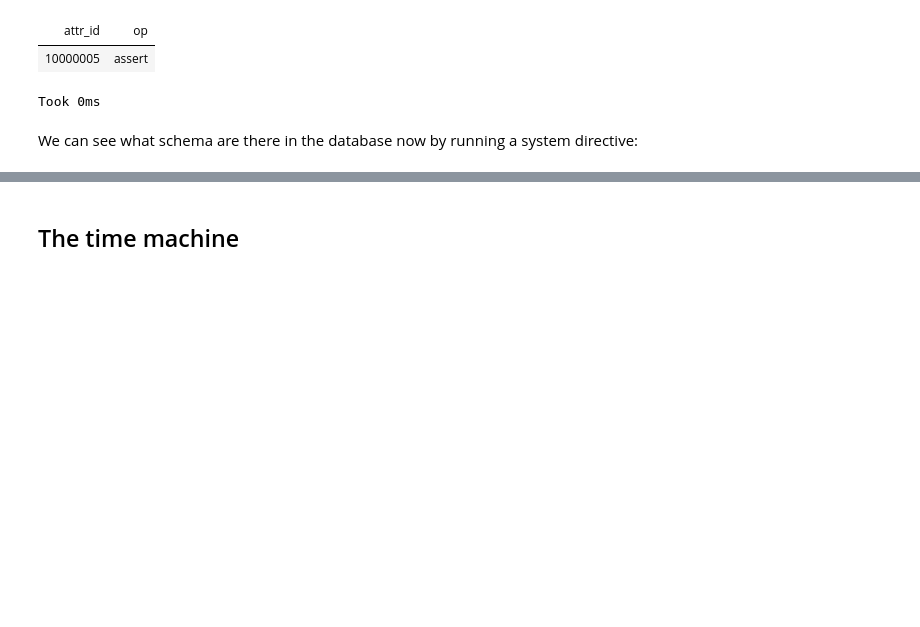
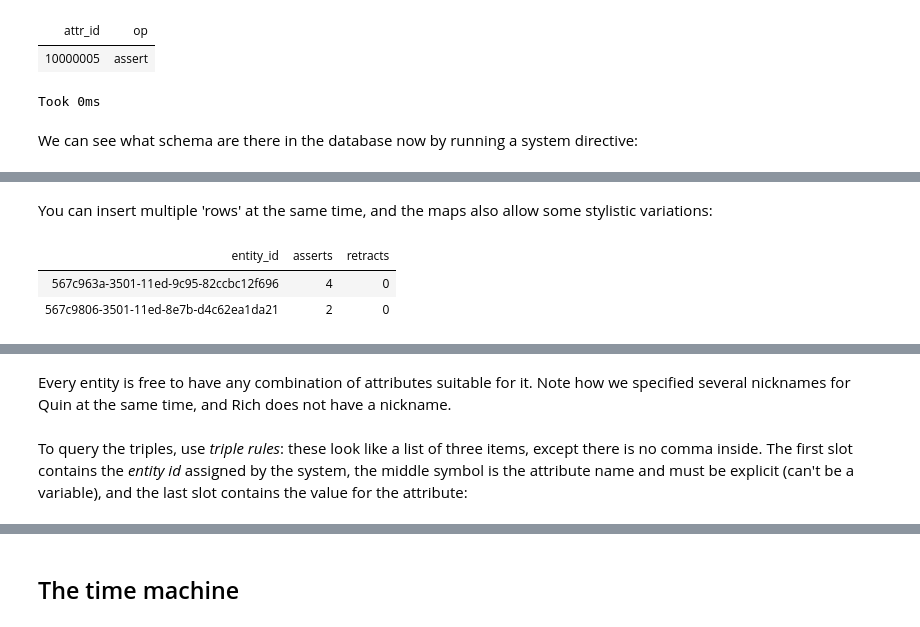
Before and after one commit to cozodb/cozo, a Jupyter notebook: tutorial/2-pilgrim.ipynb, the cells around one changed output, grey strips where cells are left out. Drawn from its saved outputs; the diff is of its cells as text; code cells hidden in the pictures; blank space fills up the shorter version.

```diff
--- a/tutorial/2-pilgrim.ipynb
+++ b/tutorial/2-pilgrim.ipynb
@@ -235,0 +341,11 @@ Took 0ms
+# %% [markdown]
+You can insert multiple 'rows' at the same time, and the maps also allow some stylistic variations:
+# %%
+:tx
+
+{"person.first_name": "Quin", "*person.nick_name": ["Q", "The Quick"], "person.id": "q"}
+{"person.first_name": "Rich", "person.id": "r"}
+# %% [output]
+| entity_id | asserts | retracts |
+| 567c963a-3501-11ed-9c95-82ccbc12f696 | 4 | 0 |
+| 567c9806-3501-11ed-8e7b-d4c62ea1da21 | 2 | 0 |
@@ -235,0 +353,4 @@ Took 0ms
+# %% [markdown]
+Every entity is free to have any combination of attributes suitable for it. Note how we specified several nicknames for Quin at the same time, and Rich does not have a nickname.
+# %% [markdown]
+To query the triples, use _triple rules_: these look like a list of three items, except there is no comma inside. The first slot contains the _entity id_ assigned by the system, the middle symbol is the attribute name and must be explicit (can't be a variable), and the last slot contains the value for the attribute:
```
Also changed, not shown: parts of 57 cells of this notebook, 2 other files.
